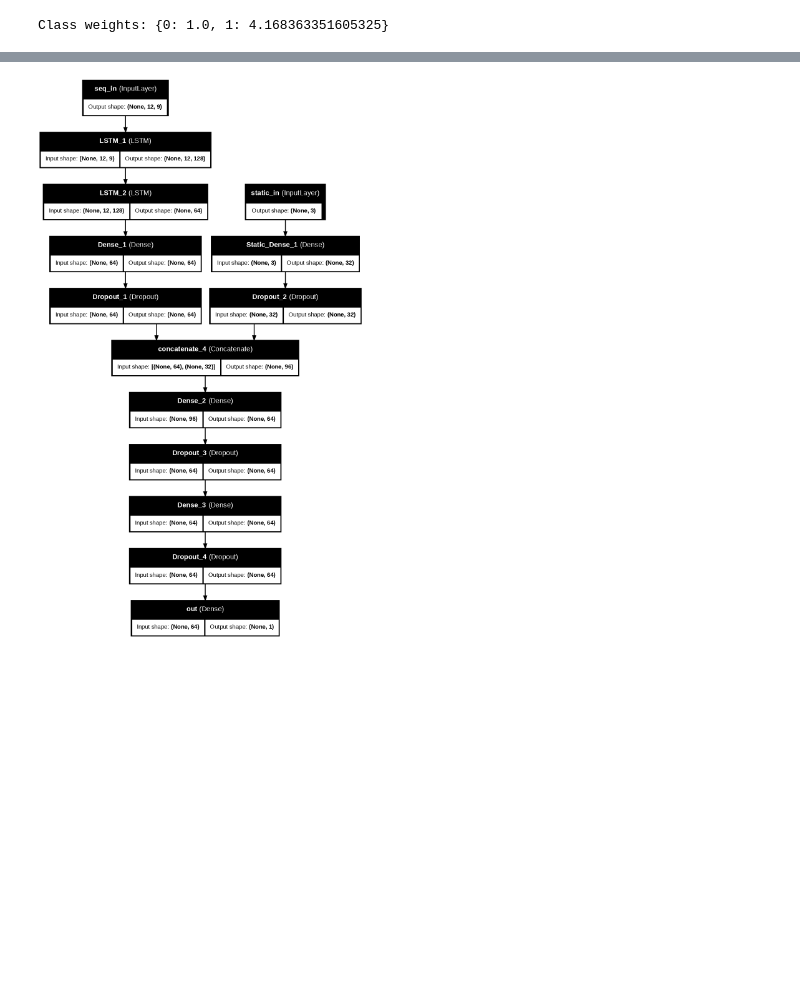
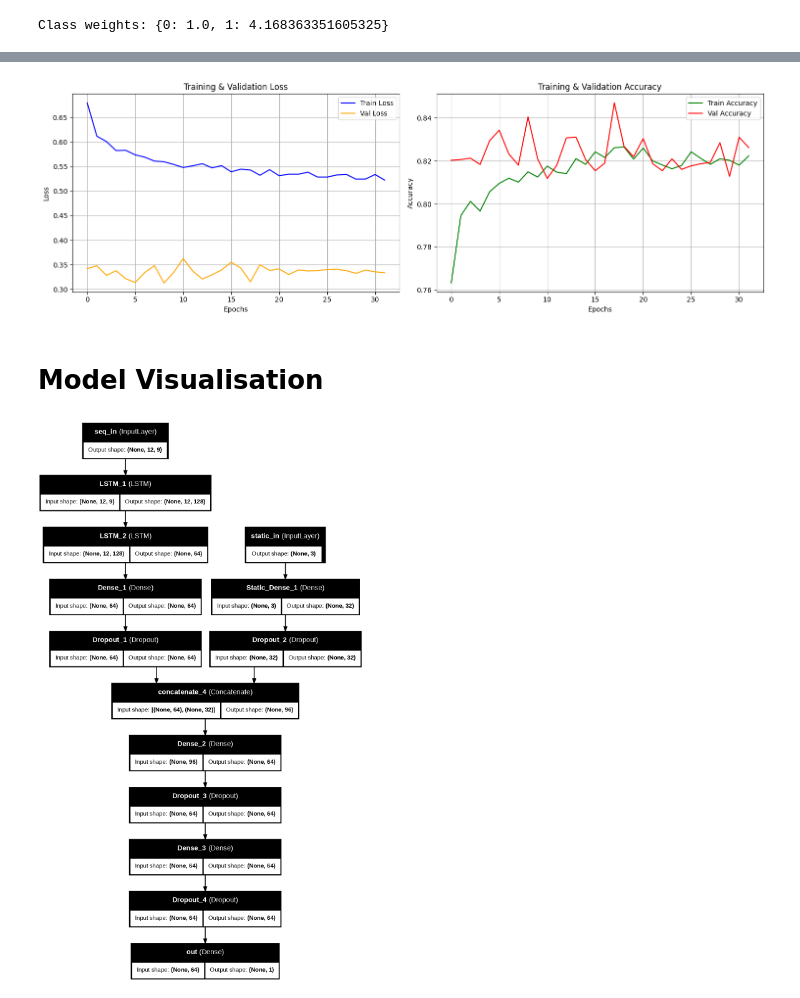
Before and after one commit to IbrahimAllMamun/flood_incidence, a Jupyter notebook: flood_incidence.ipynb, the cells around one changed output, grey strips where cells are left out. Drawn from its saved outputs; the diff is of its cells as text; code cells hidden in the pictures; blank space fills up the shorter version.

```diff
--- a/flood_incidence.ipynb
+++ b/flood_incidence.ipynb
@@ -422,0 +483,11 @@ plt.show()
+# %%
+history_LSTM = model_LSTM.fit(
+    x=[Xseq_tr_s, Xs_tr_s],
+    y=y_train,
+    validation_data=([Xseq_val_s, Xs_val_s], y_val),
+    epochs=100,
+    batch_size=64,
+    class_weight=class_weight,
+    callbacks=[es],
+    verbose=1,
+)
@@ -423,3 +554,36 @@ plt.show()
+# %%
+# -----------------------
+# 9) Plot Training Curves
+# -----------------------
+import matplotlib.pyplot as plt
+
+# Create a figure with 2 subplots (1 row, 2 columns)
+fig, axs = plt.subplots(1, 2, figsize=(15, 5))
+
+# --------- Loss subplot ---------
+axs[0].plot(history_LSTM.history["loss"], label="Train Loss", color='blue')
+axs[0].plot(history_LSTM.history["val_loss"], label="Val Loss", color='orange')
+axs[0].set_xlabel("Epochs")
+axs[0].set_ylabel("Loss")
+axs[0].set_title("Training & Validation Loss")
+axs[0].legend()
+axs[0].grid(True)
+
+# --------- Accuracy subplot (if exists) ---------
+axs[1].plot(history_LSTM.history["accuracy"], label="Train Accuracy", color='green')
+axs[1].plot(history_LSTM.history["val_accuracy"], label="Val Accuracy", color='red')
+axs[1].set_xlabel("Epochs")
+axs[1].set_ylabel("Accuracy")
+axs[1].set_title("Training & Validation Accuracy")
+axs[1].legend()
+axs[1].grid(True)
+
+plt.tight_layout()
+plt.show()
+# %% [output]
+[figure, added]
+# %% [markdown]
+# Model Visualisation
 # %%
 from tensorflow.keras.utils import plot_model
 
```
Also changed, not shown: parts of 29 cells of this notebook.
